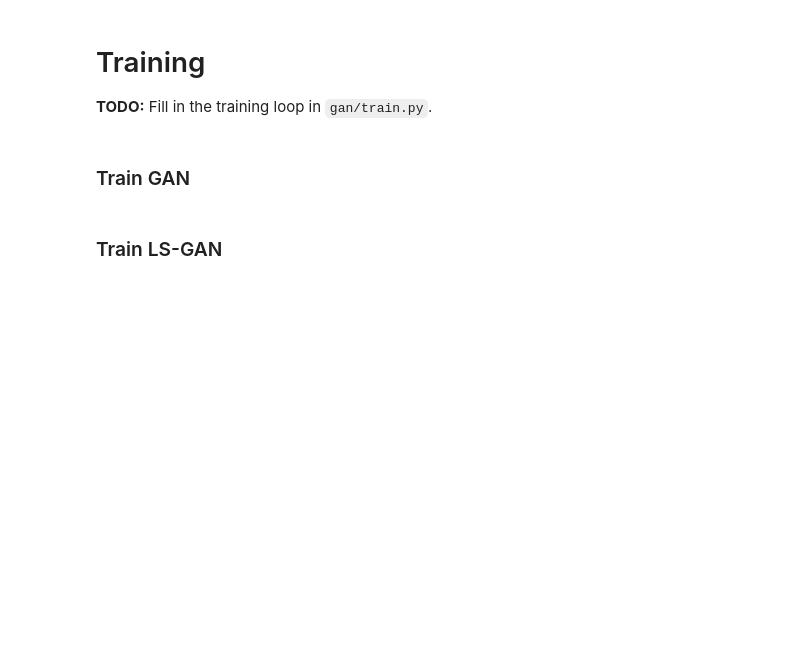
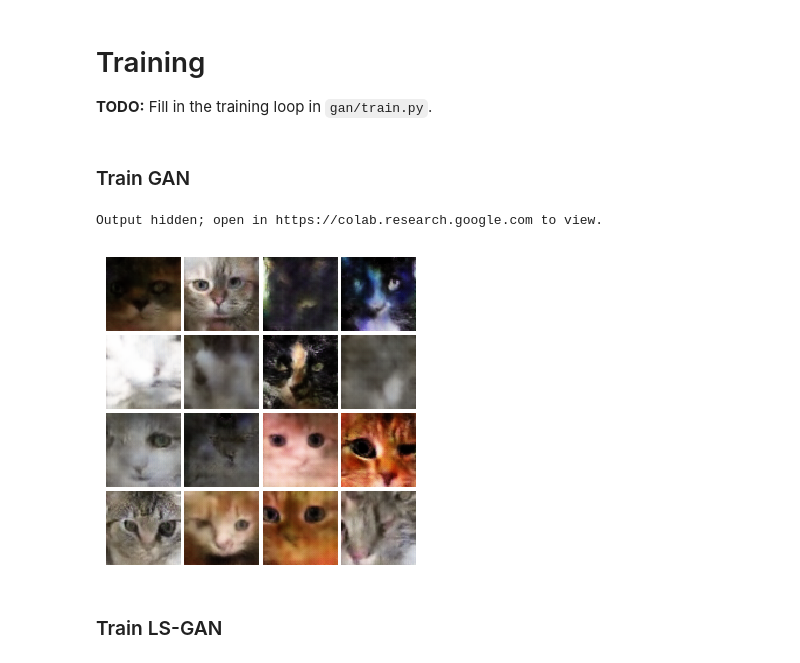
Before and after one commit to ruachang/UIUC-CS444-DL-for-cv, a Jupyter notebook: assignment4/MP4.ipynb, the cells around one changed output. Saved outputs shown, nothing was run; the diff lists cells and outputs as text; code cells hidden in the pictures; blank space fills up the shorter version.

```diff
--- a/assignment4/MP4.ipynb
+++ b/assignment4/MP4.ipynb
@@ -133,10 +161,10 @@ cat_root = './cats'
 
 cat_train = ImageFolder(root=cat_root, transform=transforms.Compose([
   transforms.ToTensor(),
-
-  # Example use of RandomCrop:
-  transforms.Resize(int(1.15 * imsize)),
-  transforms.RandomCrop(imsize),
+  transforms.RandomResizedCrop(imsize, antialias=True),
+  transforms.RandomHorizontalFlip(p=0.5),
+  # transforms.RandomRotation(30),
+  transforms.ColorJitter(brightness=0.05, contrast=0.05, saturation=0.05, hue=0.05),
 ]))
 
 cat_loader_train = DataLoader(cat_train, batch_size=batch_size, drop_last=True)
@@ -158,18 +188,25 @@ show_images(imgs, color=True)
 **TODO:** Fill in the training loop in `gan/train.py`.
 # %%
 NOISE_DIM = 100
-NUM_EPOCHS = 50
+NUM_EPOCHS = 20
 learning_rate = 0.001
 # %% [markdown]
 ### Train GAN
 # %%
 D = Discriminator().to(device)
 G = Generator(noise_dim=NOISE_DIM).to(device)
+# %%
+pretrained = True
+if pretrained:
+  D.load_state_dict(torch.load(os.path.join(save_path, "discriminator_0.0002_50.pth.tar"), map_location=device))
+  G.load_state_dict(torch.load(os.path.join(save_path, "generate_0.0002_50.pth.tar"), map_location=device))
 # %%
 D_optimizer = torch.optim.Adam(D.parameters(), lr=learning_rate, betas = (0.5, 0.999))
 G_optimizer = torch.optim.Adam(G.parameters(), lr=learning_rate, betas = (0.5, 0.999))
 # %%
 # original gan
 train(D, G, D_optimizer, G_optimizer, discriminator_loss,
-          generator_loss, num_epochs=NUM_EPOCHS, show_every=250,
+          generator_loss, num_epochs=NUM_EPOCHS, show_every=50,
           batch_size=batch_size, train_loader=cat_loader_train, device=device)
+# %% [output]
+Output hidden; open in https://colab.research.google.com to view.
@@ -176,3 +218,16 @@ train(D, G, D_optimizer, G_optimizer, discriminator_loss,
+# %%
+from gan.utils import sample_noise, deprocess_img
+noise = sample_noise(batch_size, NOISE_DIM).to(device)
+noise = noise.view(batch_size, NOISE_DIM, 1, 1)
+fake_images = G(noise)
+fake_images = fake_images.view(batch_size, 3, imsize, imsize)
+disp_fake_images = deprocess_img(fake_images.data)  # denormalize
+imgs_numpy = (disp_fake_images).cpu().numpy()
+show_images(imgs_numpy[0:16], color=3 != 1)
+plt.show()
+print()
+# %% [output]
+[figure, added]
 # %% [markdown]
 ### Train LS-GAN
 # %%
```
Also changed, not shown: parts of 19 cells of this notebook, 3 other files.
